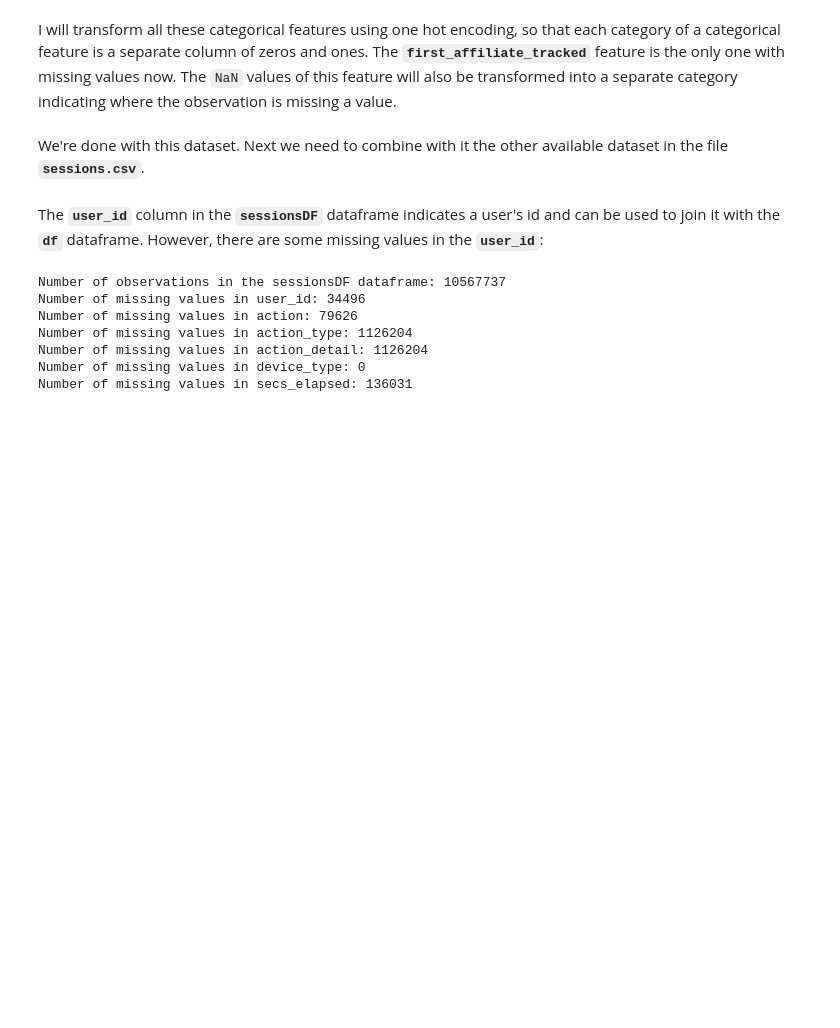
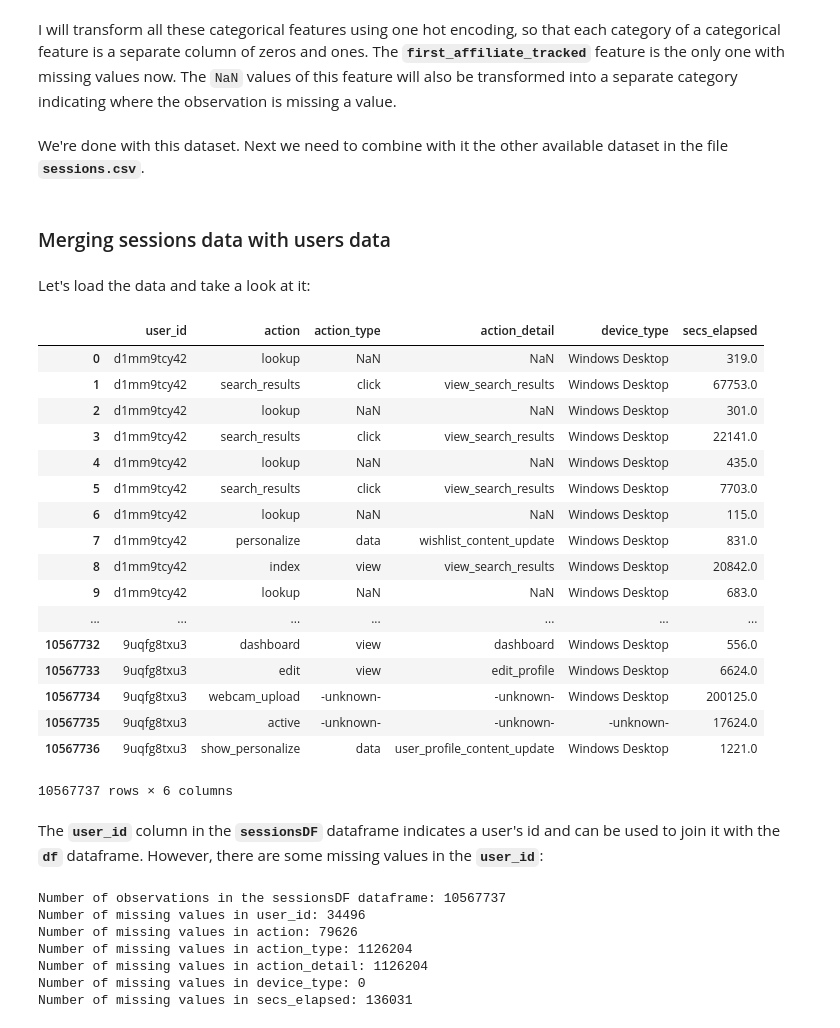
Before and after one commit to vosilov/Data-Science-Portfolio, a Jupyter notebook: AirBnB-Kaggle-Competition/airbnb_kaggle.ipynb, the cells around one changed output. Saved outputs shown, nothing was run; the diff lists cells and outputs as text; code cells hidden in the pictures; blank space fills up the shorter version.

Commit message:
ETL almost done.
Almost finished the Extract Transform Load part. Just need to expand the device type columns and save as hdf5 file.

```diff
--- a/AirBnB-Kaggle-Competition/airbnb_kaggle.ipynb
+++ b/AirBnB-Kaggle-Competition/airbnb_kaggle.ipynb
@@ -339,10 +339,33 @@ cols_to_drop = [col + '_nan' for col in cols if col != 'first_affiliate_tracked'
 df = df.drop(cols_to_drop, axis=1)
 # %% [markdown]
 We're done with this dataset. Next we need to combine with it the other available dataset in the file __`sessions.csv`__.
+# %% [markdown]
+### Merging sessions data with users data
+# %% [markdown]
+Let's load the data and take a look at it:
 # %%
 sessionsDF = pd.read_csv(path + 'sessions.csv')
 
-sessionsDF.head(8)
+sessionsDF
+# %% [output]
+|  | user_id | action | action_type | action_detail | device_type | secs_elapsed |
+| 0 | d1mm9tcy42 | lookup | NaN | NaN | Windows Desktop | 319.0 |
+| 1 | d1mm9tcy42 | search_results | click | view_search_results | Windows Desktop | 67753.0 |
+| 2 | d1mm9tcy42 | lookup | NaN | NaN | Windows Desktop | 301.0 |
+| 3 | d1mm9tcy42 | search_results | click | view_search_results | Windows Desktop | 22141.0 |
+| 4 | d1mm9tcy42 | lookup | NaN | NaN | Windows Desktop | 435.0 |
+| 5 | d1mm9tcy42 | search_results | click | view_search_results | Windows Desktop | 7703.0 |
+| 6 | d1mm9tcy42 | lookup | NaN | NaN | Windows Desktop | 115.0 |
+| 7 | d1mm9tcy42 | personalize | data | wishlist_content_update | Windows Desktop | 831.0 |
+| 8 | d1mm9tcy42 | index | view | view_search_results | Windows Desktop | 20842.0 |
+| 9 | d1mm9tcy42 | lookup | NaN | NaN | Windows Desktop | 683.0 |
+| ... | ... | ... | ... | ... | ... | ... |
+| 10567732 | 9uqfg8txu3 | dashboard | view | dashboard | Windows Desktop | 556.0 |
+| 10567733 | 9uqfg8txu3 | edit | view | edit_profile | Windows Desktop | 6624.0 |
+| 10567734 | 9uqfg8txu3 | webcam_upload | -unknown- | -unknown- | Windows Desktop | 200125.0 |
+| 10567735 | 9uqfg8txu3 | active | -unknown- | -unknown- | -unknown- | 17624.0 |
+| 10567736 | 9uqfg8txu3 | show_personalize | data | user_profile_content_update | Windows Desktop | 1221.0 |
+10567737 rows × 6 columns
 # %% [markdown]
 The __`user_id`__ column in the __`sessionsDF`__ dataframe indicates a user's id and can be used to join it with the __`df`__ dataframe. However, there are some missing values in the __`user_id`__:
 # %%
```
Also changed, not shown: parts of 51 cells of this notebook.
